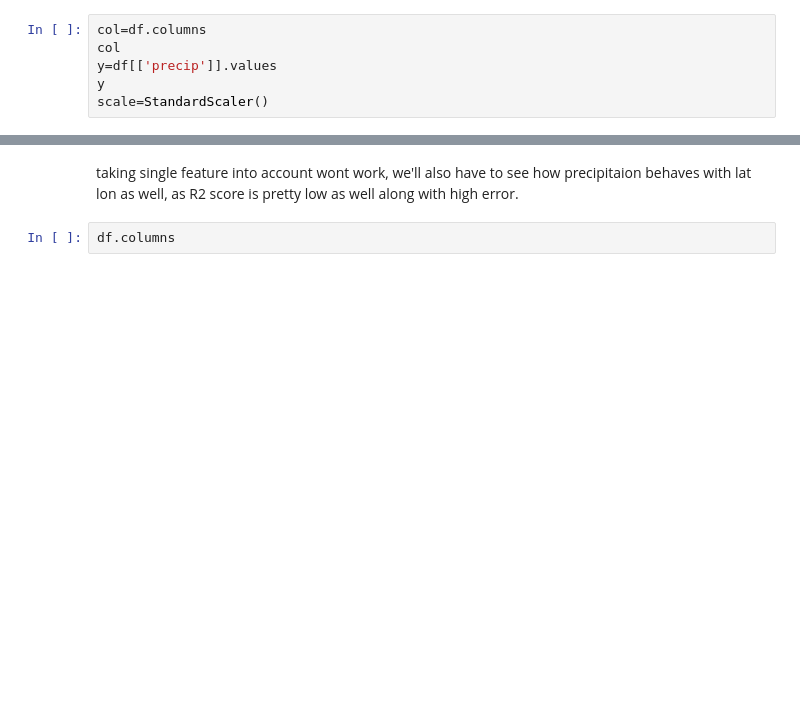
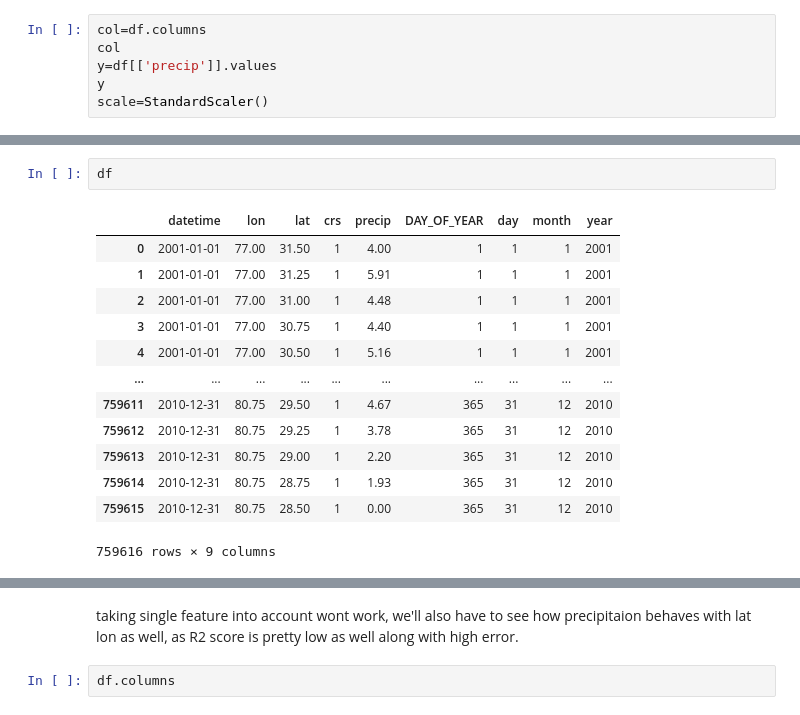
Before and after one commit to sonjaove/IISERB-ML-DL-course, a Jupyter notebook: answers/assignment_4_vedanshi.ipynb, the cells around one changed output, grey strips where cells are left out. Saved outputs shown, nothing was run; the diff lists cells and outputs as text; blank space fills up the shorter version.

```diff
--- a/answers/assignment_4_vedanshi.ipynb
+++ b/answers/assignment_4_vedanshi.ipynb
@@ -57,3 +77,19 @@ plt.show()
+# %%
+df
+# %% [output]
+|  | datetime | lon | lat | crs | precip | DAY_OF_YEAR | day | month | year |
+| 0 | 2001-01-01 | 77.00 | 31.50 | 1 | 4.00 | 1 | 1 | 1 | 2001 |
+| 1 | 2001-01-01 | 77.00 | 31.25 | 1 | 5.91 | 1 | 1 | 1 | 2001 |
+| 2 | 2001-01-01 | 77.00 | 31.00 | 1 | 4.48 | 1 | 1 | 1 | 2001 |
+| 3 | 2001-01-01 | 77.00 | 30.75 | 1 | 4.40 | 1 | 1 | 1 | 2001 |
+| 4 | 2001-01-01 | 77.00 | 30.50 | 1 | 5.16 | 1 | 1 | 1 | 2001 |
+| ... | ... | ... | ... | ... | ... | ... | ... | ... | ... |
+| 759611 | 2010-12-31 | 80.75 | 29.50 | 1 | 4.67 | 365 | 31 | 12 | 2010 |
+| 759612 | 2010-12-31 | 80.75 | 29.25 | 1 | 3.78 | 365 | 31 | 12 | 2010 |
+| 759613 | 2010-12-31 | 80.75 | 29.00 | 1 | 2.20 | 365 | 31 | 12 | 2010 |
+| 759614 | 2010-12-31 | 80.75 | 28.75 | 1 | 1.93 | 365 | 31 | 12 | 2010 |
+| 759615 | 2010-12-31 | 80.75 | 28.50 | 1 | 0.00 | 365 | 31 | 12 | 2010 |
+759616 rows × 9 columns
 # %%
 # Experiment with different polynomial degrees
 
```
Also changed, not shown: parts of 12 cells of this notebook, 2 other files.
